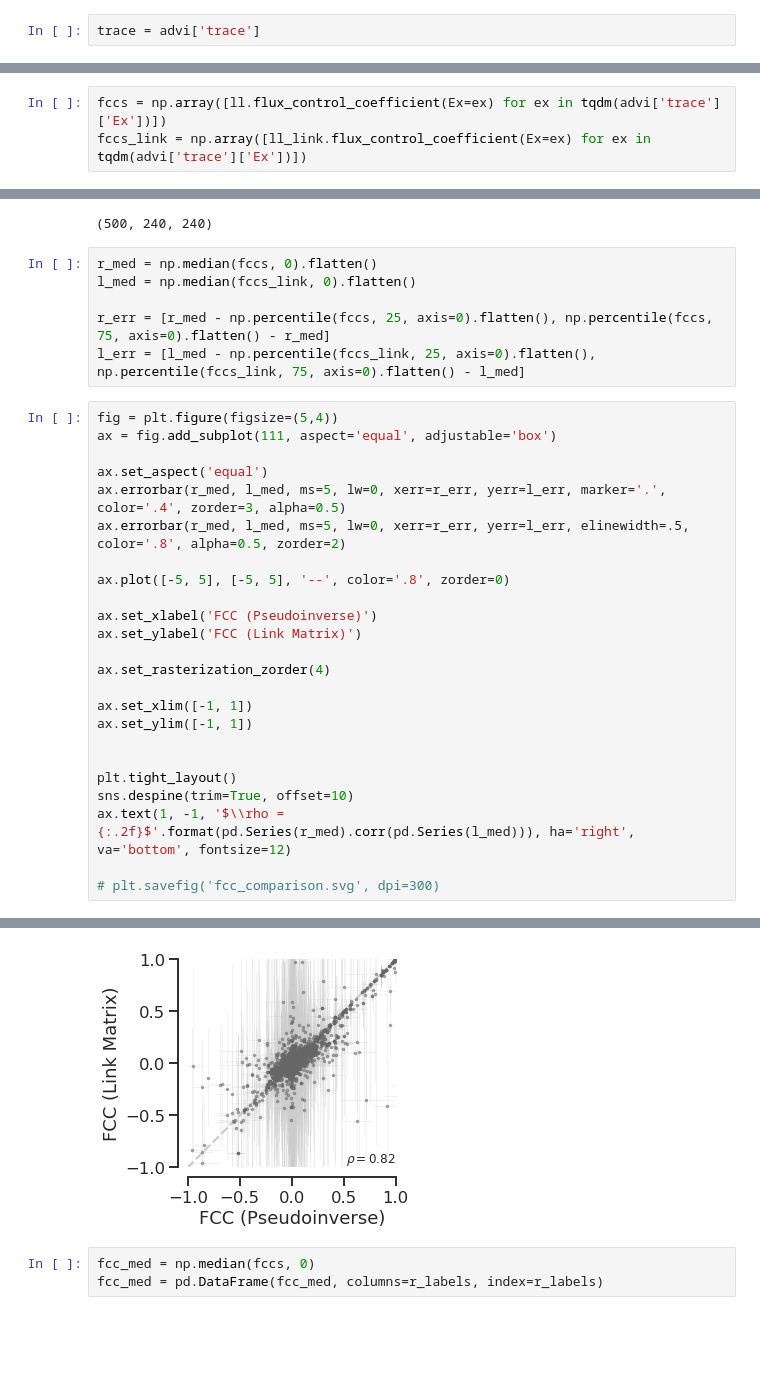
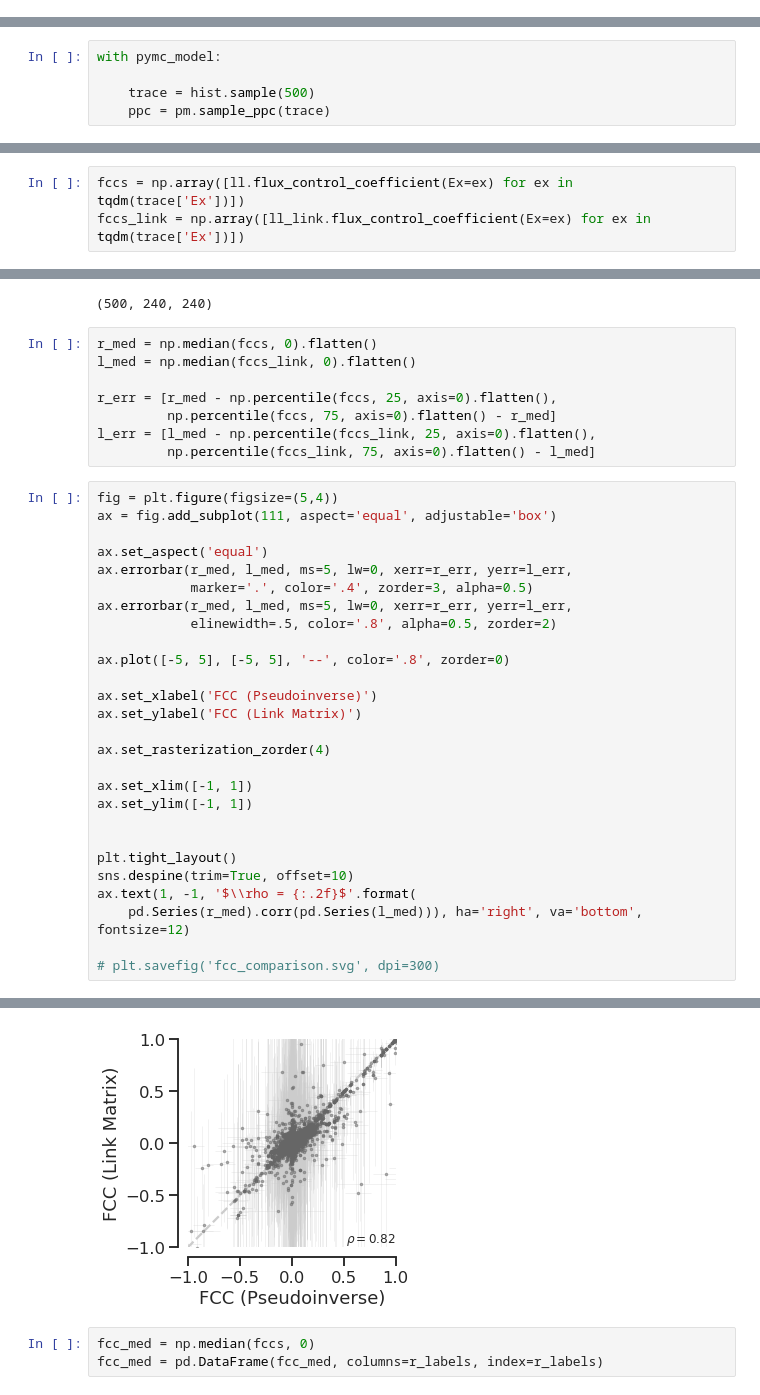
Before and after one commit to pstjohn/emll, a Jupyter notebook: notebooks/hackett.ipynb, the cells around one changed output, grey strips where cells are left out. Cells and saved outputs as stored; diff of their text form; blank space fills up the shorter version.

Commit message:
repacking advi results, adding setup

```diff
--- a/notebooks/hackett.ipynb
+++ b/notebooks/hackett.ipynb
@@ -48,5 +50,3 @@ plt.tight_layout()
 # plt.savefig('hackett_advi.svg')
 # %% [output]
 [figure]
-# %%
-trace = advi['trace']
@@ -53,3 +55,8 @@ trace = advi['trace']
+# %%
+with pymc_model:
+
+    trace = hist.sample(500)
+    ppc = pm.sample_ppc(trace)
 # %%
 def plot_hpd(ax, real, ppc, error=True, ms=3, alpha=0.5, color='b'):
     if error:
@@ -192,8 +203,8 @@ Here I compare the flux control coefficients as calculated via the least-norm li
 # %%
 ll_link = emll.LinLogLinkMatrix(ll.N, ll.Ex, ll.Ey, ll.v_star)
 # %%
-fccs = np.array([ll.flux_control_coefficient(Ex=ex) for ex in tqdm(advi['trace']['Ex'])])
-fccs_link = np.array([ll_link.flux_control_coefficient(Ex=ex) for ex in tqdm(advi['trace']['Ex'])])
+fccs = np.array([ll.flux_control_coefficient(Ex=ex) for ex in tqdm(trace['Ex'])])
+fccs_link = np.array([ll_link.flux_control_coefficient(Ex=ex) for ex in tqdm(trace['Ex'])])
 # %%
 fccs.shape
 # %% [output]
@@ -202,35 +213,40 @@ fccs.shape
 r_med = np.median(fccs, 0).flatten()
 l_med = np.median(fccs_link, 0).flatten()
 
-r_err = [r_med - np.percentile(fccs, 25, axis=0).flatten(), np.percentile(fccs, 75, axis=0).flatten() - r_med]
-l_err = [l_med - np.percentile(fccs_link, 25, axis=0).flatten(), np.percentile(fccs_link, 75, axis=0).flatten() - l_med]
+r_err = [r_med - np.percentile(fccs, 25, axis=0).flatten(),
+         np.percentile(fccs, 75, axis=0).flatten() - r_med]
+l_err = [l_med - np.percentile(fccs_link, 25, axis=0).flatten(),
+         np.percentile(fccs_link, 75, axis=0).flatten() - l_med]
 # %%
 fig = plt.figure(figsize=(5,4))
 ax = fig.add_subplot(111, aspect='equal', adjustable='box')
 
 ax.set_aspect('equal')
-ax.errorbar(r_med, l_med, ms=5, lw=0, xerr=r_err, yerr=l_err, marker='.', color='.4', zorder=3, alpha=0.5)
-ax.errorbar(r_med, l_med, ms=5, lw=0, xerr=r_err, yerr=l_err, elinewidth=.5, color='.8', alpha=0.5, zorder=2)
+ax.errorbar(r_med, l_med, ms=5, lw=0, xerr=r_err, yerr=l_err,
+            marker='.', color='.4', zorder=3, alpha=0.5)
+ax.errorbar(r_med, l_med, ms=5, lw=0, xerr=r_err, yerr=l_err,
+            elinewidth=.5, color='.8', alpha=0.5, zorder=2)
 
 ax.plot([-5, 5], [-5, 5], '--', color='.8', zorder=0)
 
 ax.set_xlabel('FCC (Pseudoinverse)')
 ax.set_ylabel('FCC (Link Matrix)')
 
 ax.set_rasterization_zorder(4)
 
 ax.set_xlim([-1, 1])
 ax.set_ylim([-1, 1])
 
 
 plt.tight_layout()
 sns.despine(trim=True, offset=10)
-ax.text(1, -1, '$\\rho = {:.2f}$'.format(pd.Series(r_med).corr(pd.Series(l_med))), ha='right', va='bottom', fontsize=12)
+ax.text(1, -1, '$\\rho = {:.2f}$'.format(
+    pd.Series(r_med).corr(pd.Series(l_med))), ha='right', va='bottom', fontsize=12)
 
 # plt.savefig('fcc_comparison.svg', dpi=300)
 # %% [output]
 Text(1,-1,'$\\rho = 0.82$')
-[figure, old version]
+[figure, new version]
 # %%
 fcc_med = np.median(fccs, 0)
 fcc_med = pd.DataFrame(fcc_med, columns=r_labels, index=r_labels)
```
Also changed, not shown: parts of 14 cells of this notebook, 3 other files.
